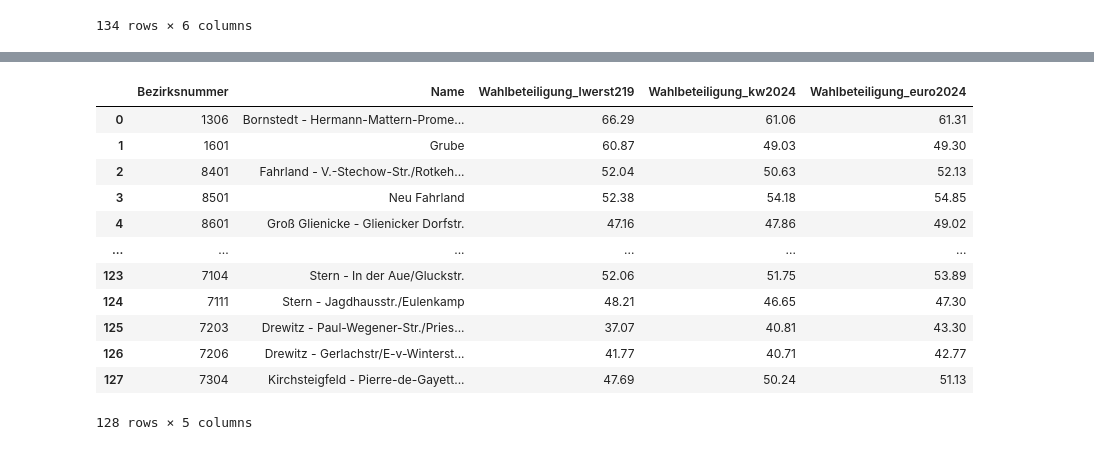
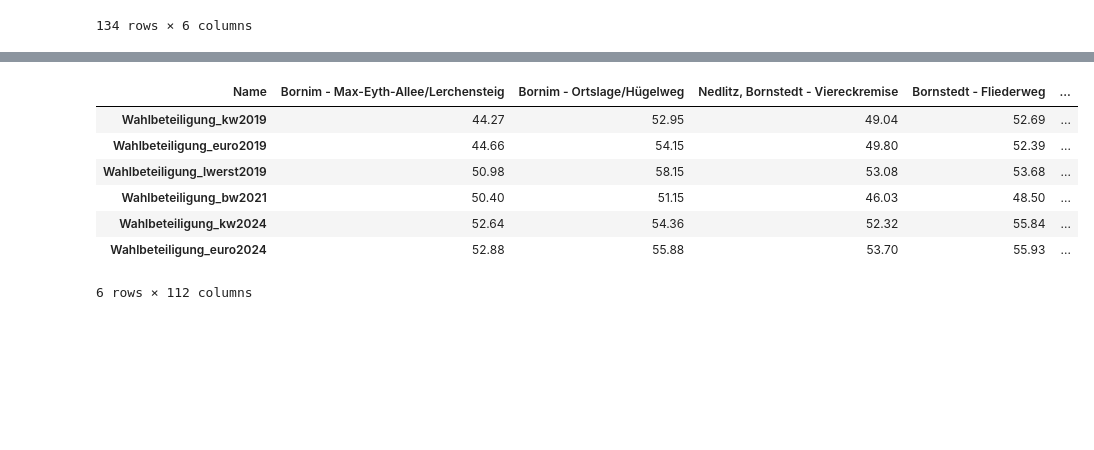
Before and after one commit to V1V1ano/PotsdamWahlen, a Jupyter notebook: Wrangle.IPYNB, the cells around one changed output, grey strips where cells are left out. Saved outputs shown, nothing was run; the diff lists cells and outputs as text; code cells hidden in the pictures; blank space fills up the shorter version.

```diff
--- a/Wrangle.IPYNB
+++ b/Wrangle.IPYNB
@@ -146,27 +268,47 @@ See the caveats in the documentation: https://pandas.pydata.org/pandas-docs/stab
 lwerst2019_df = filtered_df
 kw2024_df = filtered_df1
 euro2024_df = filtered_df2
+euro2019_df = filtered_df3
+kw2019_df = filtered_df4
+bw2021_df = filtered_df5
 
 # drop unnecessary columns
 kw2024_df = kw2024_df.drop(columns=['Gebietsart', 'Gebietsname', 'Wahlberechtigte gesamt (A)', 'Waehler gesamt (B)'])
 lwerst2019_df = lwerst2019_df.drop(columns=['Wahlkreis', 'Wahlb. insges.', 'Wähler'])
-lwerst2019_df = lwerst2019_df.rename(columns={"Nr" : "Bezirksnummer", "Wahlbeteiligung" : "Wahlbeteiligung_lwerst219"})
+lwerst2019_df = lwerst2019_df.rename(columns={"Nr" : "Bezirksnummer", "Wahlbeteiligung" : "Wahlbeteiligung_lwerst2019"})
 euro2024_df = euro2024_df.drop(columns=['Gebietsart', 'Gebietsname', 'Wahlberechtigte gesamt (A)', 'Waehler gesamt (B)'])
+euro2019_df = euro2019_df.drop(columns=['Name', 'Wahlb. insges.', 'Wähler'])
+euro2019_df = euro2019_df.rename(columns={"Nr" : "Bezirksnummer"})
+kw2019_df = kw2019_df.rename(columns={"Nr" : "Bezirksnummer"})
+kw2019_df = kw2019_df.drop(columns=['Name', 'Wahlb. insges.', 'Wähler'])
+bw2021_df = bw2021_df.drop(columns=['Gebietsart', 'Wahlberechtigte gesamt (A)', 'Waehler gesamt (B)'])
 
-combined_df = pd.merge(lwerst2019_df, kw2024_df, on="Bezirksnummer")
+#combined_df
+
+combined_df = pd.merge(bw2021_df, kw2024_df, on="Gebietsnummer")
+combined_df = combined_df.drop(columns=["Gebietsnummer"])
+combined_df = pd.merge(combined_df, euro2019_df, on="Bezirksnummer")
 combined_df = pd.merge(combined_df, euro2024_df, on="Bezirksnummer")
-combined_df
+combined_df = pd.merge(combined_df, lwerst2019_df, on="Bezirksnummer")
+combined_df = pd.merge(combined_df, kw2019_df, on="Bezirksnummer")
+
+# euro2019, lw2019, kw2019, bw2021, kw2024, euro2024
+
+combined_df = combined_df.loc[:,['Bezirksnummer','Name','Wahlbeteiligung_kw2019', 'Wahlbeteiligung_euro2019', 'Wahlbeteiligung_lwerst2019', 'Wahlbeteiligung_bw2021', 'Wahlbeteiligung_kw2024', 'Wahlbeteiligung_euro2024']]
-# %% [output]
-|  | Bezirksnummer | Name | Wahlbeteiligung_lwerst219 | Wahlbeteiligung_kw2024 | Wahlbeteiligung_euro2024 |
-| 0 | 1306 | Bornstedt - Hermann-Mattern-Prome... | 66.29 | 61.06 | 61.31 |
-| 1 | 1601 | Grube | 60.87 | 49.03 | 49.30 |
-| 2 | 8401 | Fahrland - V.-Stechow-Str./Rotkeh... | 52.04 | 50.63 | 52.13 |
-| 3 | 8501 | Neu Fahrland | 52.38 | 54.18 | 54.85 |
-| 4 | 8601 | Groß Glienicke - Glienicker Dorfstr. | 47.16 | 47.86 | 49.02 |
-| ... | ... | ... | ... | ... | ... |
-| 123 | 7104 | Stern - In der Aue/Gluckstr. | 52.06 | 51.75 | 53.89 |
-| 124 | 7111 | Stern - Jagdhausstr./Eulenkamp | 48.21 | 46.65 | 47.30 |
-| 125 | 7203 | Drewitz - Paul-Wegener-Str./Pries... | 37.07 | 40.81 | 43.30 |
-| 126 | 7206 | Drewitz - Gerlachstr/E-v-Winterst... | 41.77 | 40.71 | 42.77 |
-| 127 | 7304 | Kirchsteigfeld - Pierre-de-Gayett... | 47.69 | 50.24 | 51.13 |
-128 rows × 5 columns
+# %%
+#chanage index, transpose and export
+combined_df_index = combined_df.set_index("Name")
+wahlbeteiligung_potsdam = combined_df_index.drop(columns=["Bezirksnummer"]).T
+#combined_df_flip.drop(columns=["Bezirksnummer"]).T
+#combined_df_flip.drop(columns=["Bezirksnummer"]).T.to_csv("WahlbeteiligungPotsdam.csv")
+
+wahlbeteiligung_potsdam
+# %% [output]
+| Name | Bornim - Max-Eyth-Allee/Lerchensteig | Bornim - Ortslage/Hügelweg | Nedlitz, Bornstedt - Viereckremise | Bornstedt - Fliederweg | ... |
+| Wahlbeteiligung_kw2019 | 44.27 | 52.95 | 49.04 | 52.69 | ... |
+| Wahlbeteiligung_euro2019 | 44.66 | 54.15 | 49.80 | 52.39 | ... |
+| Wahlbeteiligung_lwerst2019 | 50.98 | 58.15 | 53.08 | 53.68 | ... |
+| Wahlbeteiligung_bw2021 | 50.40 | 51.15 | 46.03 | 48.50 | ... |
+| Wahlbeteiligung_kw2024 | 52.64 | 54.36 | 52.32 | 55.84 | ... |
+| Wahlbeteiligung_euro2024 | 52.88 | 55.88 | 53.70 | 55.93 | ... |
+6 rows × 112 columns
```
Also changed, not shown: parts of 6 cells of this notebook, 4 other files.
